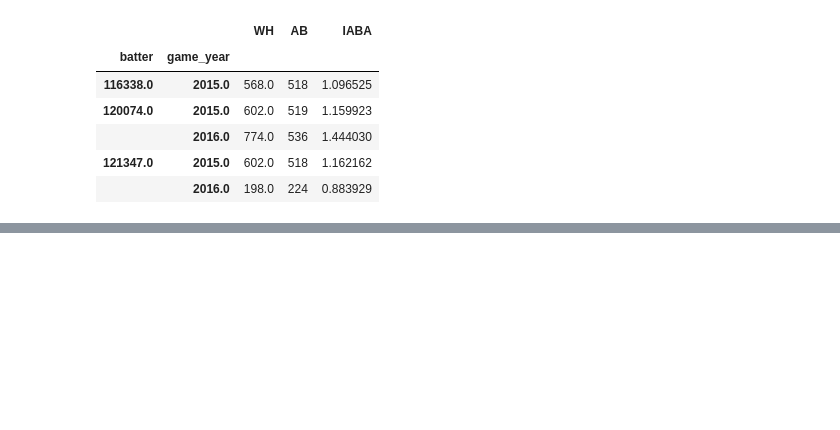
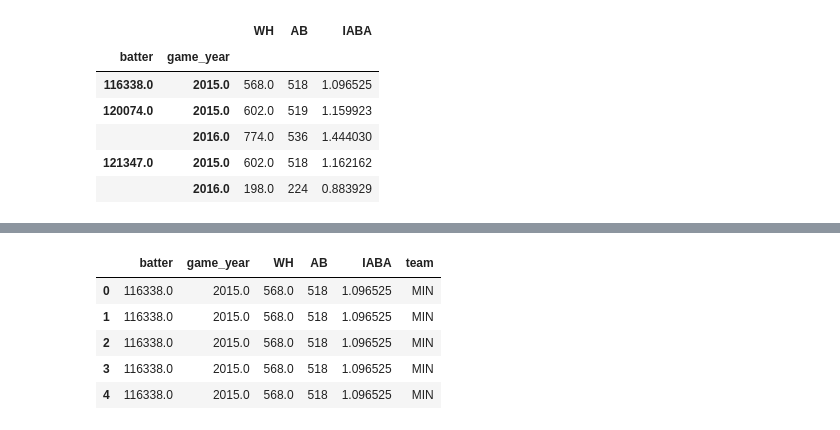
Before and after one commit to Amogh100/SabermetricsFinalProject, a Jupyter notebook: final_project_data.ipynb, the cells around one changed output, grey strips where cells are left out. Saved outputs shown, nothing was run; the diff lists cells and outputs as text; code cells hidden in the pictures; blank space fills up the shorter version.

```diff
--- a/final_project_data.ipynb
+++ b/final_project_data.ipynb
@@ -130,0 +191,15 @@ batter_iaba.head()
+# %%
+batter_iaba_with_team = batter_iaba.reset_index()
+batter_iaba_with_team['game_year'] = batter_iaba_with_team['game_year'].astype('Float64')
+batter_iaba_with_team['batter'] = batter_iaba_with_team['batter'].astype('Float64')
+batter_iaba_with_team = pd.merge(batter_iaba_with_team, batter_team[['batter', 'game_year', 'team']], on=['batter', 'game_year'], how='inner')
+# %%
+# batter_iaba_with_team = batter_iaba_with_team.groupby(['batter', 'game_year'])
+batter_iaba_with_team.head()
+# %% [output]
+|  | batter | game_year | WH | AB | IABA | team |
+| 0 | 116338.0 | 2015.0 | 568.0 | 518 | 1.096525 | MIN |
+| 1 | 116338.0 | 2015.0 | 568.0 | 518 | 1.096525 | MIN |
+| 2 | 116338.0 | 2015.0 | 568.0 | 518 | 1.096525 | MIN |
+| 3 | 116338.0 | 2015.0 | 568.0 | 518 | 1.096525 | MIN |
+| 4 | 116338.0 | 2015.0 | 568.0 | 518 | 1.096525 | MIN |
```
Also changed, not shown: parts of 7 cells of this notebook, 1 other file.
